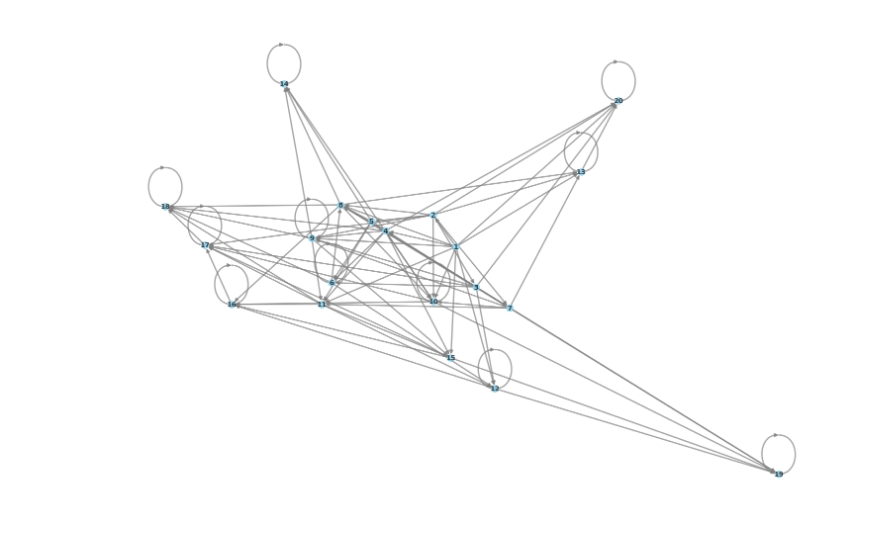
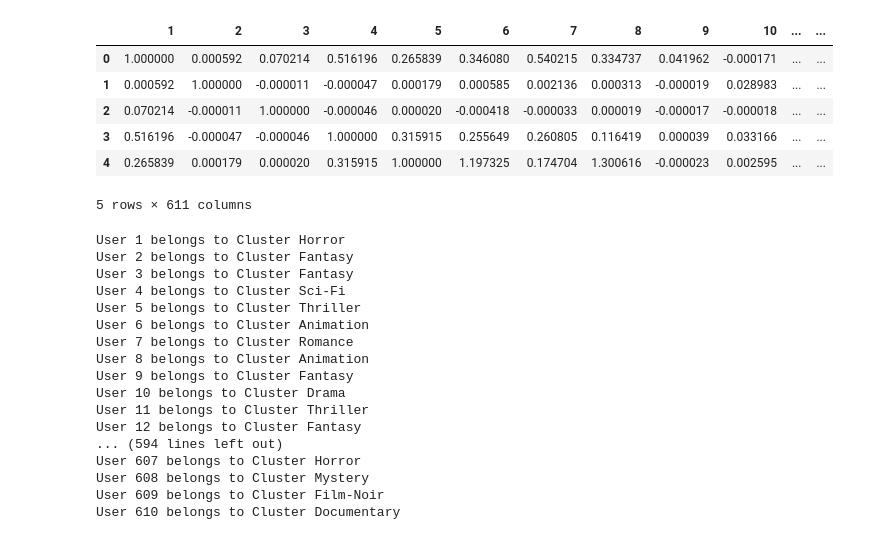
Before and after one commit to mohammed21kamall/Graduation-Project, a Jupyter notebook: K_Means_Clusers.ipynb, the cells around one changed output. Cells and saved outputs as stored; diff of their text form; code cells hidden in the pictures.

```diff
--- a/K_Means_Clusers.ipynb
+++ b/K_Means_Clusers.ipynb
@@ -413,25 +2,0 @@ Links: [(1, 9, 0.99), (1, 12, 0.98), (1, 13, 0.96), (2, 20, 0.96), (2, 17, 0.95)
-# %%
-
-import networkx as nx
-import matplotlib.pyplot as plt
-
-# Creating a directed graph using networkx
-G = nx.DiGraph()
-
-# Adding nodes
-G.add_nodes_from(network_nodes)
-
-# Adding weighted edges
-G.add_weighted_edges_from(network_links)
-
-# Setting a larger figure size
-plt.figure(figsize=(15, 10))
-
-# Drawing the graph
-pos = nx.spring_layout(G)  # Layout for the nodes
-nx.draw(G, pos, with_labels=True, node_size=100, font_size=10, font_color='black', font_weight='bold', node_color='skyblue', edge_color='gray', width=2, alpha=0.7, arrowsize=10)
-
-# Display the plot
-plt.show()
-# %% [output]
-[figure, removed]
@@ -437,0 +6,51 @@ plt.show()
+# %%
+Similarity_Users_Final = pd.read_csv('drive/MyDrive/Dataset2/Similarity_Users_Final.csv')
+Similarity_Users_Final.head()
+# %% [output]
+|  | 1 | 2 | 3 | 4 | 5 | 6 | 7 | 8 | 9 | 10 | ... | ... |
+| 0 | 1.000000 | 0.000592 | 0.070214 | 0.516196 | 0.265839 | 0.346080 | 0.540215 | 0.334737 | 0.041962 | -0.000171 | ... | ... |
+| 1 | 0.000592 | 1.000000 | -0.000011 | -0.000047 | 0.000179 | 0.000585 | 0.002136 | 0.000313 | -0.000019 | 0.028983 | ... | ... |
+| 2 | 0.070214 | -0.000011 | 1.000000 | -0.000046 | 0.000020 | -0.000418 | -0.000033 | 0.000019 | -0.000017 | -0.000018 | ... | ... |
+| 3 | 0.516196 | -0.000047 | -0.000046 | 1.000000 | 0.315915 | 0.255649 | 0.260805 | 0.116419 | 0.000039 | 0.033166 | ... | ... |
+| 4 | 0.265839 | 0.000179 | 0.000020 | 0.315915 | 1.000000 | 1.197325 | 0.174704 | 1.300616 | -0.000023 | 0.002595 | ... | ... |
+5 rows × 611 columns
+# %%
+
+
+# استخدام الـ Similarity matrix كمصفوفة البيانات
+user_similarity_matrix = Similarity_Users_Final.values
+
+# استخدام أنواع الأفلام كـ labels للمستخدمين
+genres_labels = ["Action", "Adventure", "Animation", "Children", "Comedy", "Crime", "Documentary", "Drama", "Fantasy", "Film-Noir", "Horror", "Musical", "Mystery", "Romance", "Sci-Fi", "Thriller", "War", "Western"]
+
+# عدد المجموعات التي نريد تقسيم المستخدمين إليها (عدد الأنواع)
+num_clusters = len(genres_labels)
+
+# تهيئة وتنفيذ K-Means
+kmeans = KMeans(n_clusters=num_clusters, random_state=42)
+kmeans.fit(user_similarity_matrix)
+
+# الحصول على تسميات المجموعات لكل مستخدم
+user_labels = kmeans.labels_
+
+# طباعة تسميات المجموعات
+for user_id, label in enumerate(user_labels):
+    print(f"User {user_id + 1} belongs to Cluster {genres_labels[label]}")
+# %% [output]
+User 1 belongs to Cluster Horror
+User 2 belongs to Cluster Fantasy
+User 3 belongs to Cluster Fantasy
+User 4 belongs to Cluster Sci-Fi
+User 5 belongs to Cluster Thriller
+User 6 belongs to Cluster Animation
+User 7 belongs to Cluster Romance
+User 8 belongs to Cluster Animation
+User 9 belongs to Cluster Fantasy
+User 10 belongs to Cluster Drama
+User 11 belongs to Cluster Thriller
+User 12 belongs to Cluster Fantasy
+... (594 lines left out)
+User 607 belongs to Cluster Horror
+User 608 belongs to Cluster Mystery
+User 609 belongs to Cluster Film-Noir
+User 610 belongs to Cluster Documentary
```
Also changed, not shown: parts of 12 cells of this notebook.
